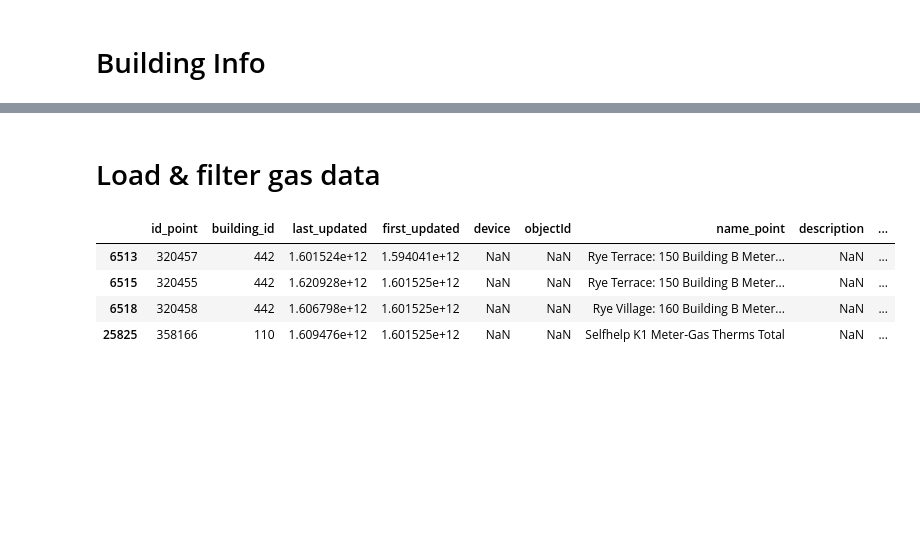
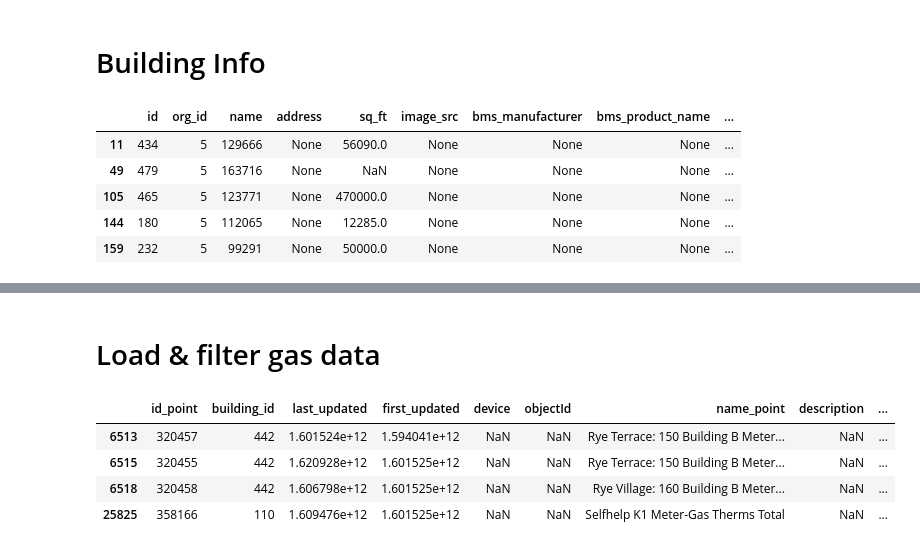
Before and after one commit to PengkunLiu/RTEM_CMU, a Jupyter notebook: RTEM Jupyter Notebook/a-rtem-heating-energy.ipynb, the cells around one changed output, grey strips where cells are left out. Saved outputs shown, nothing was run; the diff lists cells and outputs as text; code cells hidden in the pictures; blank space fills up the shorter version.

```diff
--- a/RTEM Jupyter Notebook/a-rtem-heating-energy.ipynb
+++ b/RTEM Jupyter Notebook/a-rtem-heating-energy.ipynb
@@ -326,0 +350,10 @@ bdgs = client.get_all_buildings()
+# %%
+bdgs_with_boilers = bdgs_df[(bdgs_df.id.isin(boiler_hhwr.building_id))]
+bdgs_with_boilers
+# %% [output]
+|  | id | org_id | name | address | sq_ft | image_src | bms_manufacturer | bms_product_name | ... |
+| 11 | 434 | 5 | 129666 | None | 56090.0 | None | None | None | ... |
+| 49 | 479 | 5 | 163716 | None | NaN | None | None | None | ... |
+| 105 | 465 | 5 | 123771 | None | 470000.0 | None | None | None | ... |
+| 144 | 180 | 5 | 112065 | None | 12285.0 | None | None | None | ... |
+| 159 | 232 | 5 | 99291 | None | 50000.0 | None | None | None | ... |
```
Also changed, not shown: parts of 21 cells of this notebook, 1 other file.
